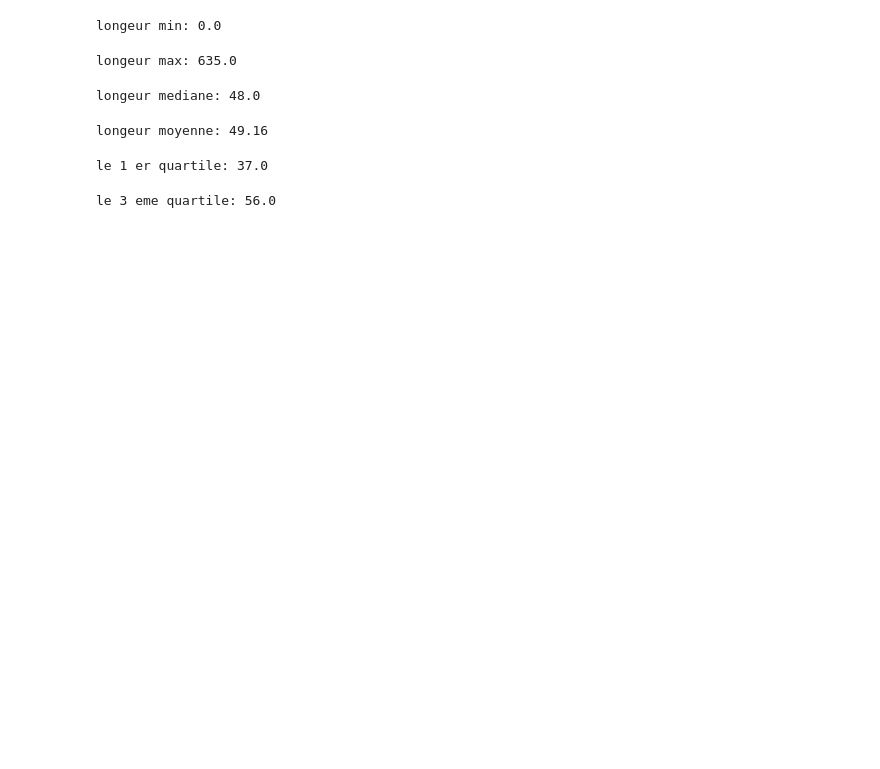
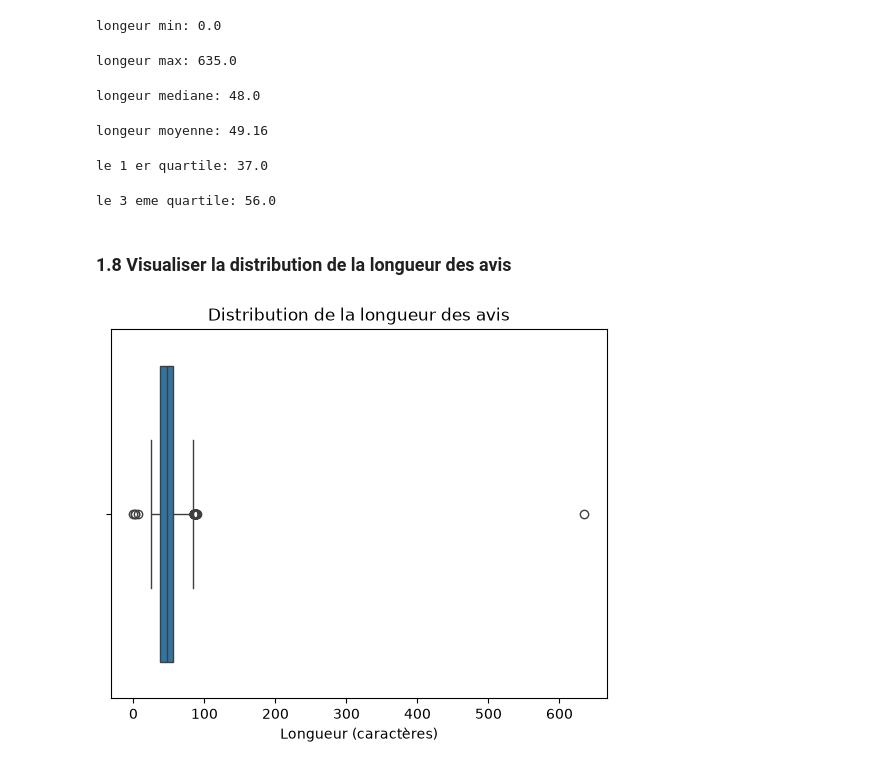
Before and after one commit to Alassanee/atelier_prepa_donnees_textuelles, a Jupyter notebook: notebooks/atelier_prepa_donnees_textuelles.ipynb, the cells around one changed output. Drawn from its saved outputs; the diff is of its cells as text; code cells hidden in the pictures; blank space fills up the shorter version.

Commit message:
Analyse du boxplot, valeurs aberantes

```diff
--- a/notebooks/atelier_prepa_donnees_textuelles.ipynb
+++ b/notebooks/atelier_prepa_donnees_textuelles.ipynb
@@ -226,3 +225,12 @@ le 1 er quartile: 37.0
 print(f"le 3 eme quartile: {corpus['longeur'].quantile(.75)}")
 # %% [output]
 le 3 eme quartile: 56.0
+# %% [markdown]
+### **1.8 Visualiser la distribution de la longueur des avis**
+# %%
+sns.boxplot(data=corpus, x='longeur')
+plt.title("Distribution de la longueur des avis")
+plt.xlabel("Longueur (caractères)")
+plt.show()
+# %% [output]
+[figure, added]
```
Also changed, not shown: parts of 6 cells of this notebook.
